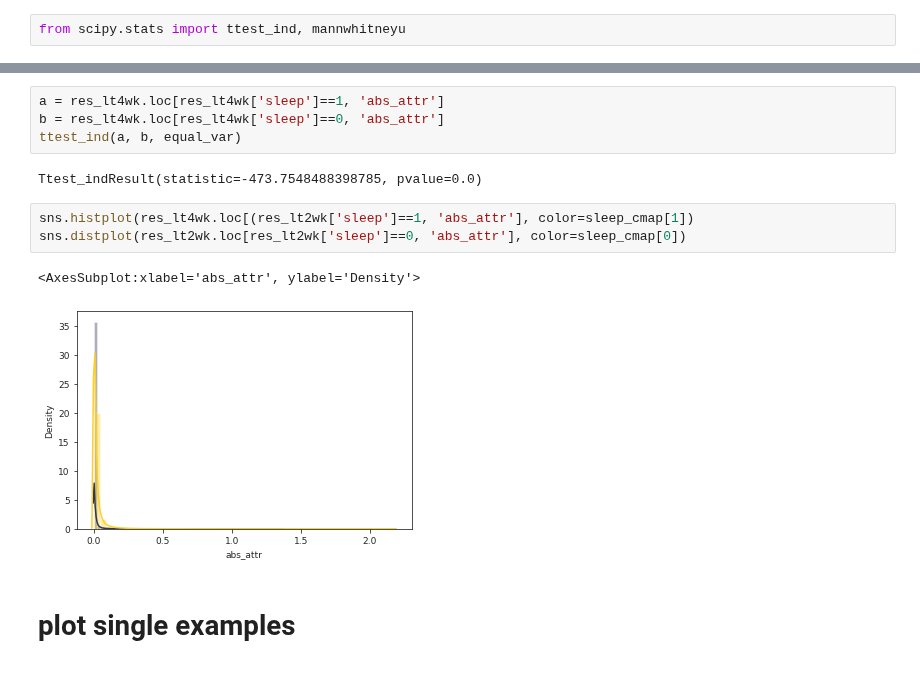
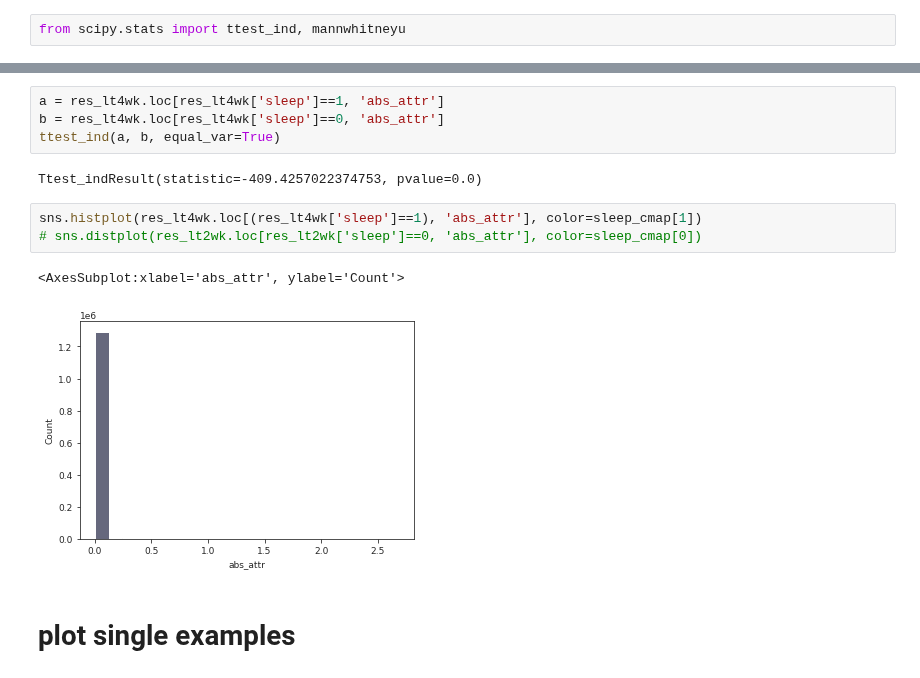
Before and after one commit to nealgravindra/wearables, a Jupyter notebook: notebooks/interp_featattr_v71.ipynb, the cells around one changed output, grey strips where cells are left out. Drawn from its saved outputs; the diff is of its cells as text.

```diff
--- a/notebooks/interp_featattr_v71.ipynb
+++ b/notebooks/interp_featattr_v71.ipynb
@@ -1648,15 +1638,15 @@ res_lt4wk
 # %%
 a = res_lt4wk.loc[res_lt4wk['sleep']==1, 'abs_attr']
 b = res_lt4wk.loc[res_lt4wk['sleep']==0, 'abs_attr']
-ttest_ind(a, b, equal_var)
+ttest_ind(a, b, equal_var=True)
 # %% [output]
-Ttest_indResult(statistic=-473.7548488398785, pvalue=0.0)
+Ttest_indResult(statistic=-409.4257022374753, pvalue=0.0)
 # %%
-sns.histplot(res_lt4wk.loc[(res_lt2wk['sleep']==1, 'abs_attr'], color=sleep_cmap[1])
-sns.distplot(res_lt2wk.loc[res_lt2wk['sleep']==0, 'abs_attr'], color=sleep_cmap[0])
+sns.histplot(res_lt4wk.loc[(res_lt4wk['sleep']==1), 'abs_attr'], color=sleep_cmap[1])
+# sns.distplot(res_lt2wk.loc[res_lt2wk['sleep']==0, 'abs_attr'], color=sleep_cmap[0])
 # %% [output]
-<AxesSubplot:xlabel='abs_attr', ylabel='Density'>
+<AxesSubplot:xlabel='abs_attr', ylabel='Count'>
-[figure, old version]
+[figure, new version]
 # %% [markdown]
 # plot single examples
 # %%
```
Also changed, not shown: parts of 33 cells of this notebook, 7 other files.
